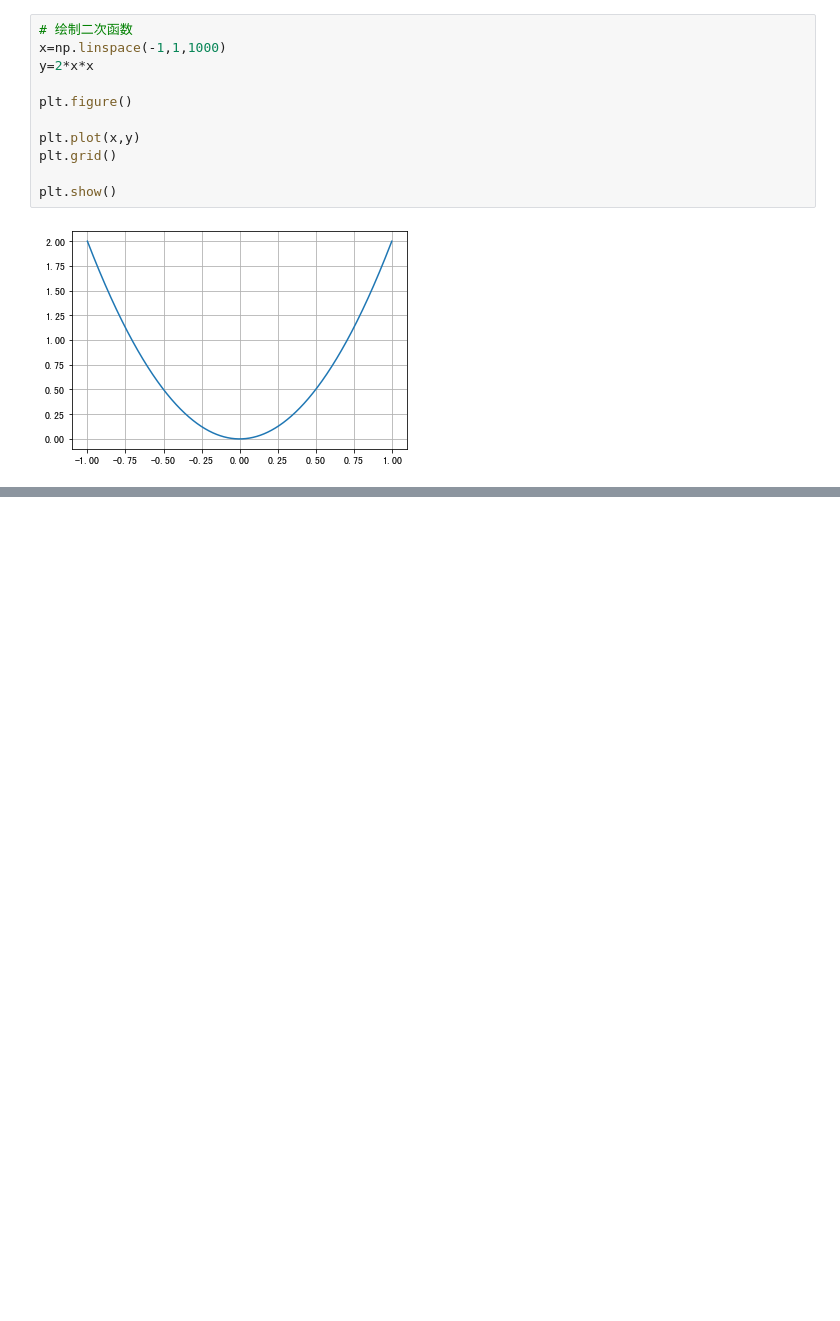
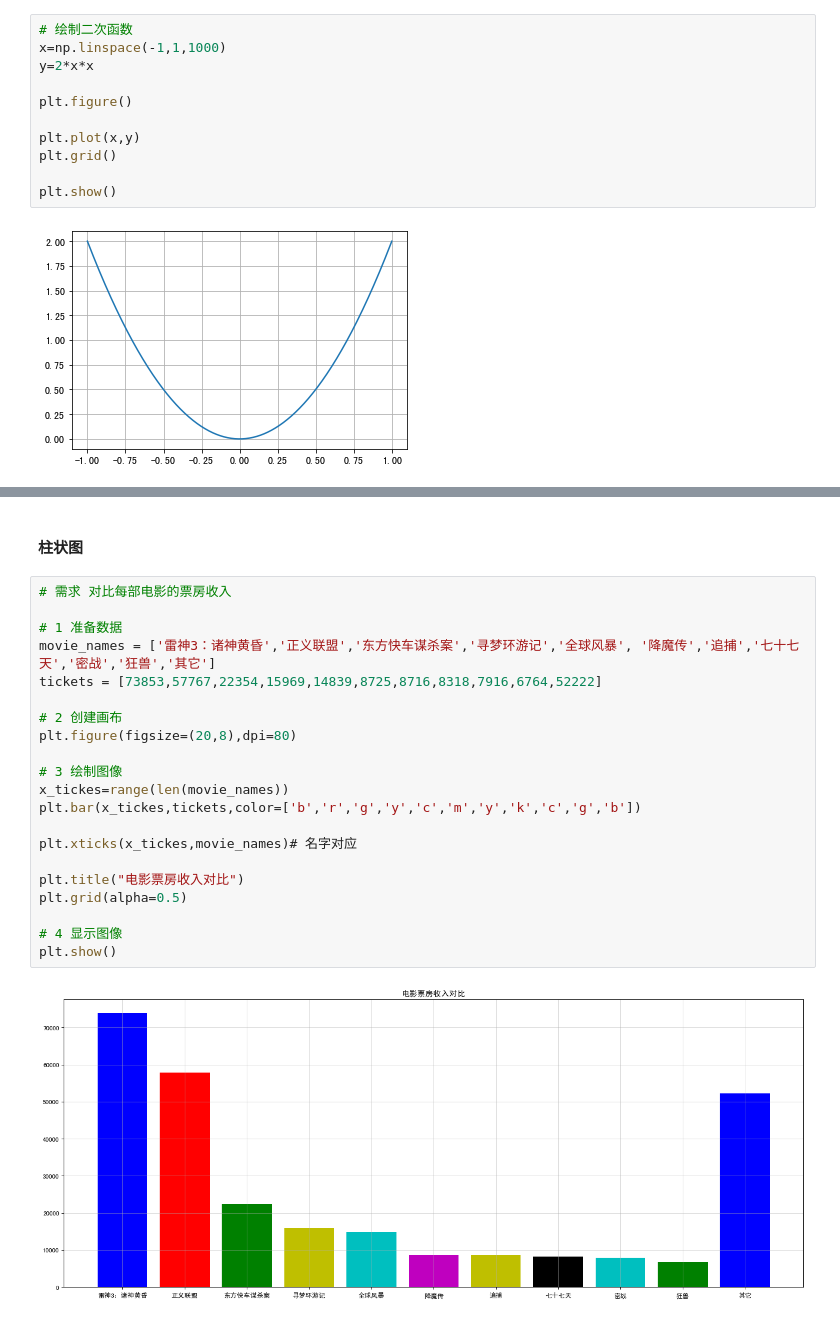
Before and after one commit to unluckynike/DataMining, a Jupyter notebook: day1/matpotlib_helloworld.ipynb, the cells around one changed output, grey strips where cells are left out. Cells and saved outputs as stored; diff of their text form; blank space fills up the shorter version.

```diff
--- a/day1/matpotlib_helloworld.ipynb
+++ b/day1/matpotlib_helloworld.ipynb
@@ -178,0 +205,25 @@ plt.show()
+# %% [markdown]
+#### 柱状图
+# %%
+# 需求 对比每部电影的票房收入
+
+# 1 准备数据
+movie_names = ['雷神3：诸神黄昏','正义联盟','东方快车谋杀案','寻梦环游记','全球风暴', '降魔传','追捕','七十七天','密战','狂兽','其它']
+tickets = [73853,57767,22354,15969,14839,8725,8716,8318,7916,6764,52222]
+
+# 2 创建画布
+plt.figure(figsize=(20,8),dpi=80)
+
+# 3 绘制图像
+x_tickes=range(len(movie_names))
+plt.bar(x_tickes,tickets,color=['b','r','g','y','c','m','y','k','c','g','b'])
+
+plt.xticks(x_tickes,movie_names)# 名字对应
+
+plt.title("电影票房收入对比")
+plt.grid(alpha=0.5)
+
+# 4 显示图像
+plt.show()
+# %% [output]
+[figure, added]
```
Also changed, not shown: parts of 9 cells of this notebook, 5 other files.
